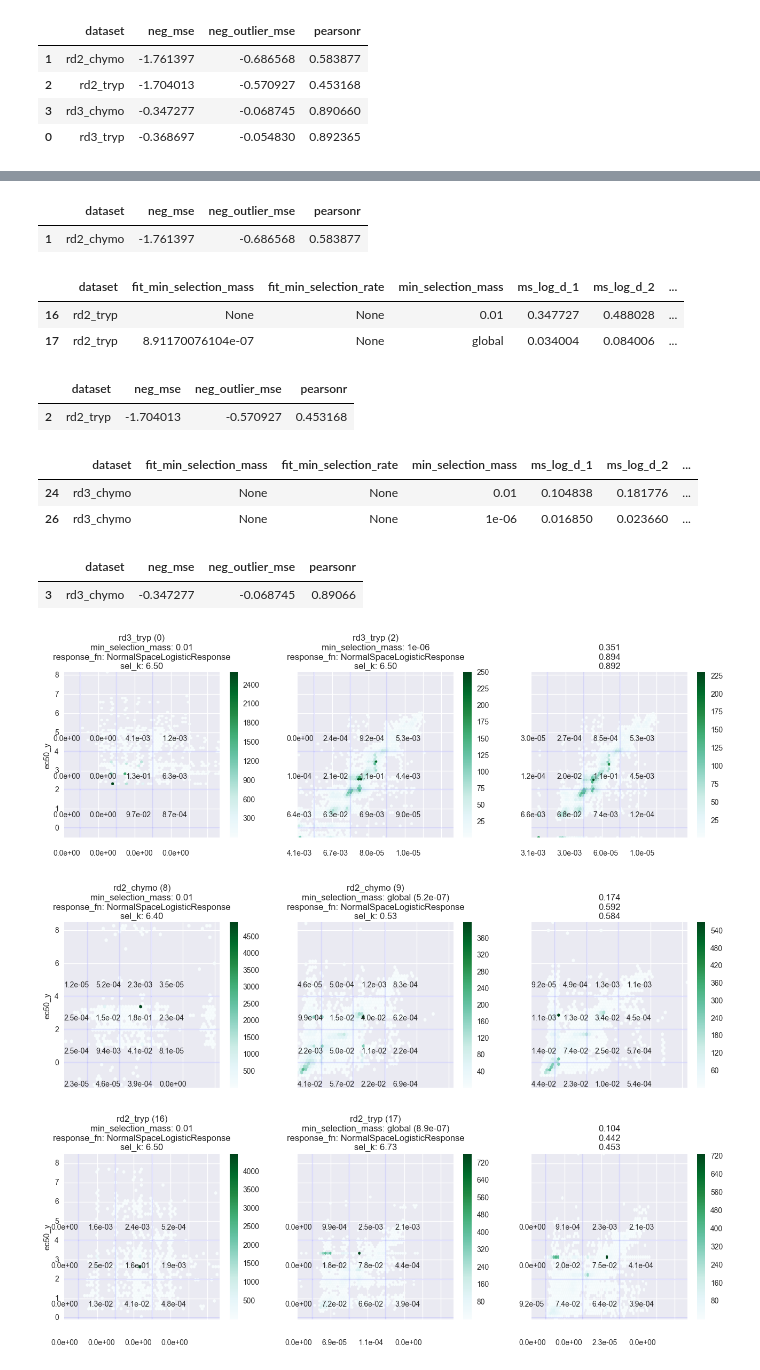
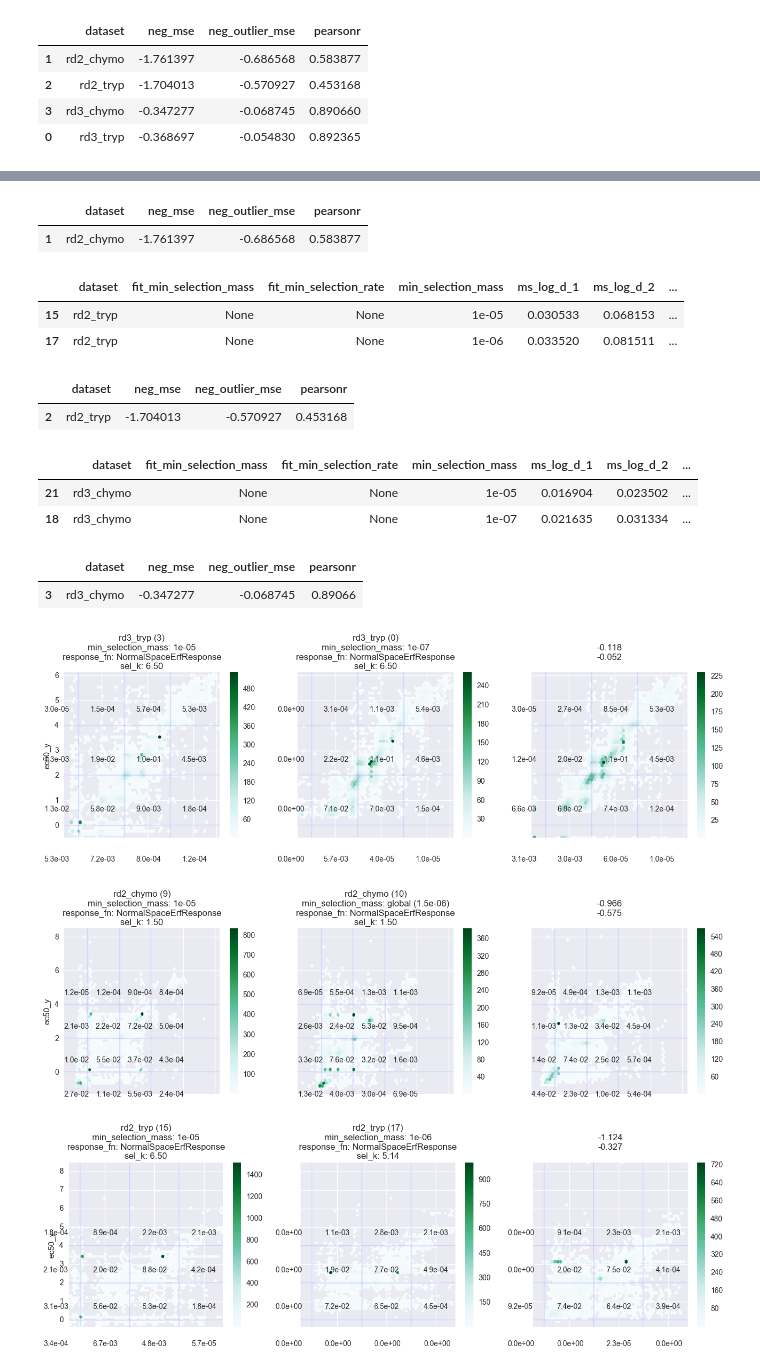
Before and after one commit to asford/protease_experimental_analysis, a Jupyter notebook: workspace/replicate_analysis_analysis.ipynb, the cells around one changed output, grey strips where cells are left out. Saved outputs shown, nothing was run; the diff lists cells and outputs as text; code cells hidden in the pictures.

Commit message:
Add normal space erf response to sequencing model, update replicate analysis.

```diff
--- a/workspace/replicate_analysis_analysis.ipynb
+++ b/workspace/replicate_analysis_analysis.ipynb
@@ -143,0 +152,18 @@ grockin_eval_records.sort_values("dataset")
+# %%
+measures = ["pearsonr", "neg_sum_ms_log_d"]
+ranks = { v : [] for v in set(eval_records["min_selection_mass"])}
+
+cols = []
+for measure in measures:
+    for ds, f in eval_records.groupby("dataset"):
+        cols.append((measure, ds))
+
+        mrank = f.sort_values(measure, ascending=False).reset_index(drop=True)["min_selection_mass"]
+        for m, r in zip(mrank, mrank.index):
+            ranks[m].append(r)
+
+display({ m : sorted(vs) for m, vs in ranks.items() })
+
+display({ m : numpy.mean(vs) for m, vs in ranks.items() })
+
+display(pandas.DataFrame(data=ranks.values(), index=ranks.keys(), columns=cols)[sorted(cols)])
@@ -278,6 +339,6 @@ def plot_single(idx=ipyw.IntSlider(min=min(eval_records.index.values), max=max(e
 # %%
 @ipyw.interact
-def display_records(metric = list(model_param_evaluations) + ["sum_ms_log_d"]):
+def display_records(metric = list(model_param_evaluations) + ["neg_sum_ms_log_d"]):
 
     for dataset in list(pandas.unique(eval_records["dataset"])):
 
@@ -295,10 +356,10 @@ def display_records(metric = list(model_param_evaluations) + ["sum_ms_log_d"]):
 
         pairplot_ec50(a3, grockin_fit_frames[dataset])
 
-        a3.set_title("%.3f\n%.3f\n%.3f" % (
+        a3.set_title("%.3f\n%.3f\n" % (
                 ss.iloc[0][metric],
                 ss.iloc[-1][metric],
-                grockin_eval_records.query("dataset == '%s'" % dataset).iloc[0][metric]
+                #grockin_eval_records.query("dataset == '%s'" % dataset).iloc[0][metric]
         ))
 # %% [output]
 |  | dataset | fit_min_selection_mass | fit_min_selection_rate | min_selection_mass | ms_log_d_1 | ms_log_d_2 | ... |
@@ -312,15 +373,15 @@ def display_records(metric = list(model_param_evaluations) + ["sum_ms_log_d"]):
 |  | dataset | neg_mse | neg_outlier_mse | pearsonr |
 | 1 | rd2_chymo | -1.761397 | -0.686568 | 0.583877 |
 |  | dataset | fit_min_selection_mass | fit_min_selection_rate | min_selection_mass | ms_log_d_1 | ms_log_d_2 | ... |
-| 16 | rd2_tryp | None | None | 0.01 | 0.347727 | 0.488028 | ... |
-| 17 | rd2_tryp | 8.91170076104e-07 | None | global | 0.034004 | 0.084006 | ... |
+| 15 | rd2_tryp | None | None | 1e-05 | 0.030533 | 0.068153 | ... |
+| 17 | rd2_tryp | None | None | 1e-06 | 0.033520 | 0.081511 | ... |
 |  | dataset | neg_mse | neg_outlier_mse | pearsonr |
 | 2 | rd2_tryp | -1.704013 | -0.570927 | 0.453168 |
 |  | dataset | fit_min_selection_mass | fit_min_selection_rate | min_selection_mass | ms_log_d_1 | ms_log_d_2 | ... |
-| 24 | rd3_chymo | None | None | 0.01 | 0.104838 | 0.181776 | ... |
-| 26 | rd3_chymo | None | None | 1e-06 | 0.016850 | 0.023660 | ... |
+| 21 | rd3_chymo | None | None | 1e-05 | 0.016904 | 0.023502 | ... |
+| 18 | rd3_chymo | None | None | 1e-07 | 0.021635 | 0.031334 | ... |
 |  | dataset | neg_mse | neg_outlier_mse | pearsonr |
 | 3 | rd3_chymo | -0.347277 | -0.068745 | 0.89066 |
-[figure, old version]
+[figure, new version]
-[figure, old version]
+[figure, new version]
-[figure, old version]
+[figure, new version]
```
Also changed, not shown: parts of 13 cells of this notebook, 2 other files.
